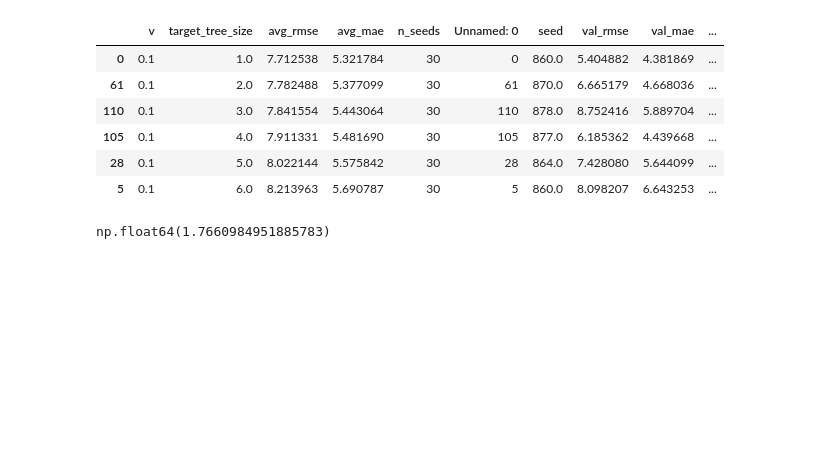
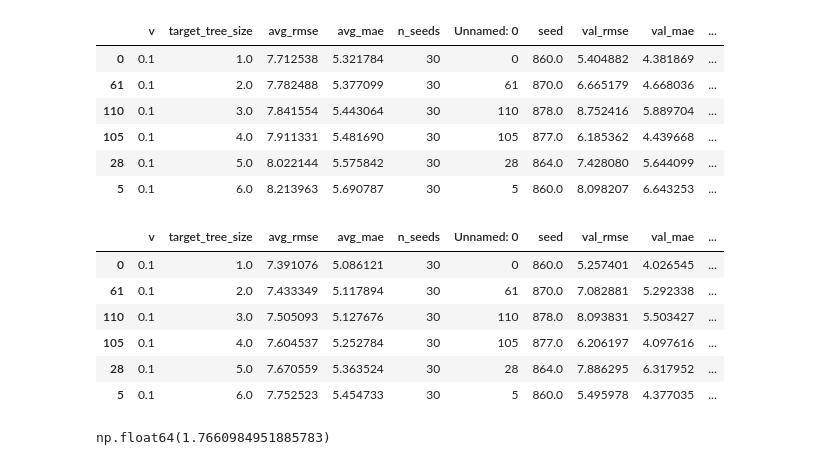
Before and after one commit to DageBjorne/transfertreeboost, a Jupyter notebook: remote-sensing/viz.ipynb, the cells around one changed output. Drawn from its saved outputs; the diff is of its cells as text; code cells hidden in the pictures; blank space fills up the shorter version.

```diff
--- a/remote-sensing/viz.ipynb
+++ b/remote-sensing/viz.ipynb
@@ -112,6 +112,16 @@ best_XGBoost, best_XGBoost_params = topk_per_d_per_method(
 )
 best_XGBoost['method'] = 'XGBoost'
 
+data = pd.read_csv(f'results/xgb_warmstart.csv')
+xgboost_data_warmstart = data
+xgboost_data_warmstart['method'] = 'XGBoost Warmstart'
+
+best_XGBoost_warmstart, best_XGBoost_params_warmstart = topk_per_d_per_method(
+    xgboost_data_warmstart,
+['v', 'target_tree_size'], k=100000
+)
+best_XGBoost_warmstart['method'] = 'XGBoost Warmstart'
+
 # data = pd.read_csv(f'results/two_trada_{index}.csv')
 # trada_data = data
 # trada_data['method'] = 'two-stage TrAdaBoost.R2'
@@ -159,6 +174,17 @@ best_XGBoost_params.iloc[::nr_of_seeds]
 | 105 | 0.1 | 4.0 | 7.911331 | 5.481690 | 30 | 105 | 877.0 | 6.185362 | 4.439668 | ... |
 | 28 | 0.1 | 5.0 | 8.022144 | 5.575842 | 30 | 28 | 864.0 | 7.428080 | 5.644099 | ... |
 | 5 | 0.1 | 6.0 | 8.213963 | 5.690787 | 30 | 5 | 860.0 | 8.098207 | 6.643253 | ... |
+# %%
+#Get best params in order
+best_XGBoost_params_warmstart.iloc[::nr_of_seeds]
+# %% [output]
+|  | v | target_tree_size | avg_rmse | avg_mae | n_seeds | Unnamed: 0 | seed | val_rmse | val_mae | ... |
+| 0 | 0.1 | 1.0 | 7.391076 | 5.086121 | 30 | 0 | 860.0 | 5.257401 | 4.026545 | ... |
+| 61 | 0.1 | 2.0 | 7.433349 | 5.117894 | 30 | 61 | 870.0 | 7.082881 | 5.292338 | ... |
+| 110 | 0.1 | 3.0 | 7.505093 | 5.127676 | 30 | 110 | 878.0 | 8.093831 | 5.503427 | ... |
+| 105 | 0.1 | 4.0 | 7.604537 | 5.252784 | 30 | 105 | 877.0 | 6.206197 | 4.097616 | ... |
+| 28 | 0.1 | 5.0 | 7.670559 | 5.363524 | 30 | 28 | 864.0 | 7.886295 | 6.317952 | ... |
+| 5 | 0.1 | 6.0 | 7.752523 | 5.454733 | 30 | 5 | 860.0 | 5.495978 | 4.377035 | ... |
 # %%
 ((best_XGBoost_params.iloc[0]['avg_rmse'] - best_LSTransferTreeBoost_params.iloc[0]['avg_rmse']) / best_XGBoost_params.iloc[0]['avg_rmse'])*100
 # %% [output]
```
Also changed, not shown: parts of 1 cell of this notebook, 37 other files.
